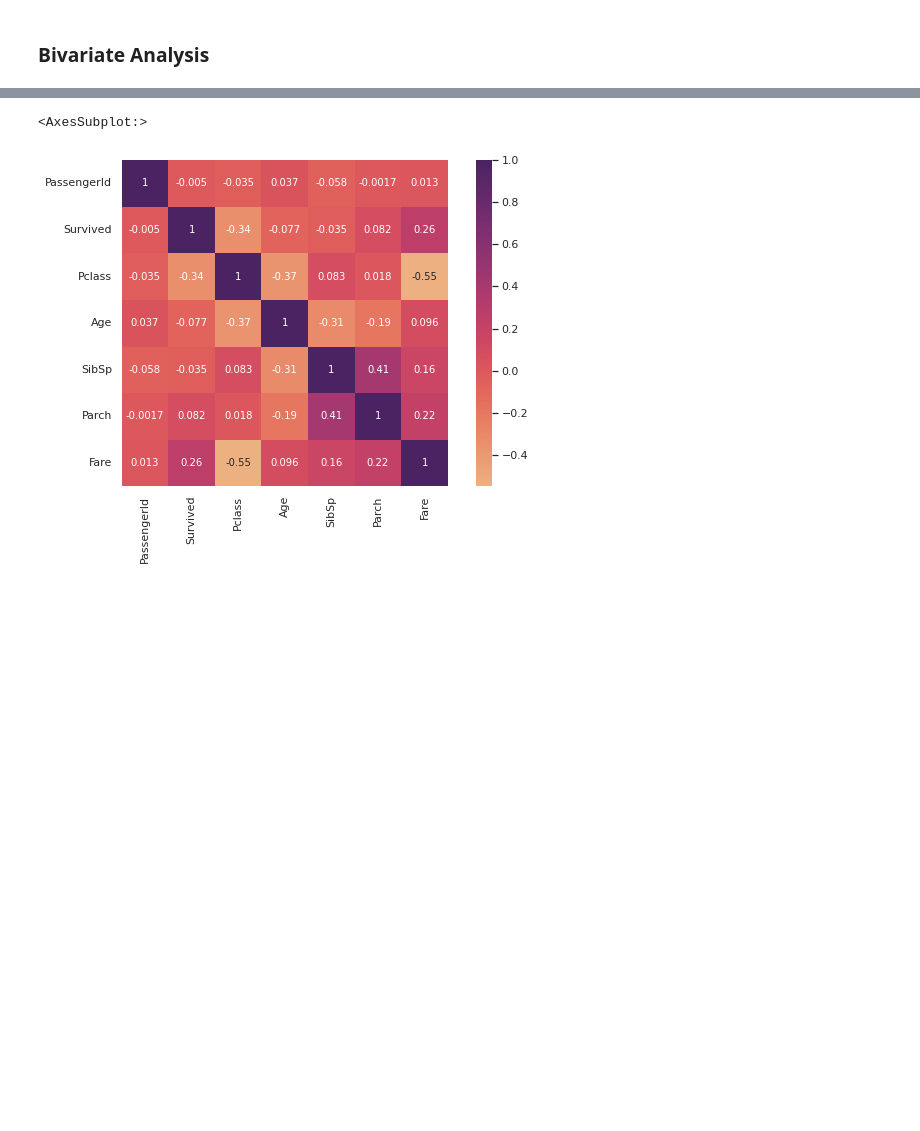
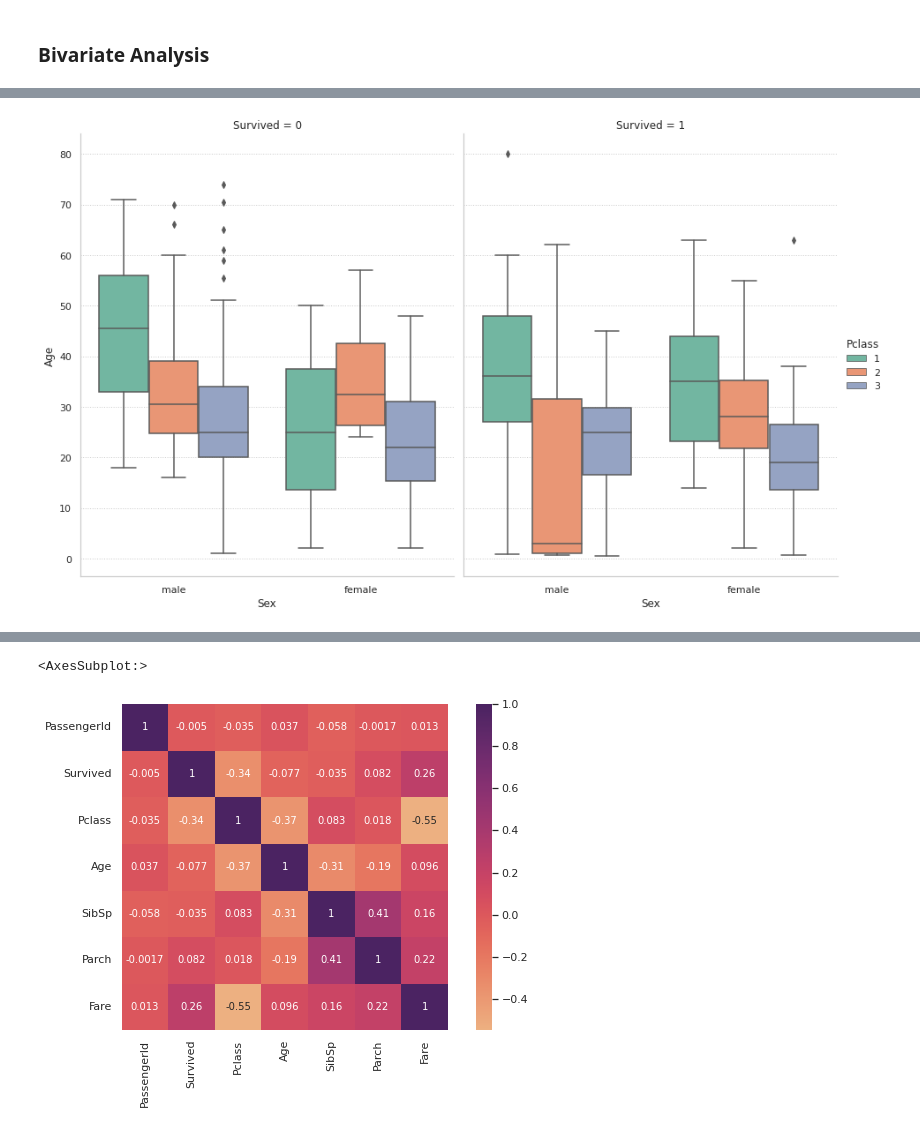
Before and after one commit to karthigeyan0312/My_Kaggle_Practice_Exercises, a Jupyter notebook: titanic-prediction.ipynb, the cells around one changed output, grey strips where cells are left out. Saved outputs shown, nothing was run; the diff lists cells and outputs as text; code cells hidden in the pictures; blank space fills up the shorter version.

```diff
--- a/titanic-prediction.ipynb
+++ b/titanic-prediction.ipynb
@@ -540,0 +541,5 @@ sns.boxplot(x=df_train['Pclass'], y=df_train['Fare'], hue=df_train['Sex'], data=
+# %%
+g = sns.catplot(x="Sex", y="Age", hue="Pclass", col="Survived",
+                data=df_train, kind="box", height=8, aspect=.8, palette='Set2')
+# %% [output]
+[figure, added]
```
Also changed, not shown: parts of 4 cells of this notebook.
